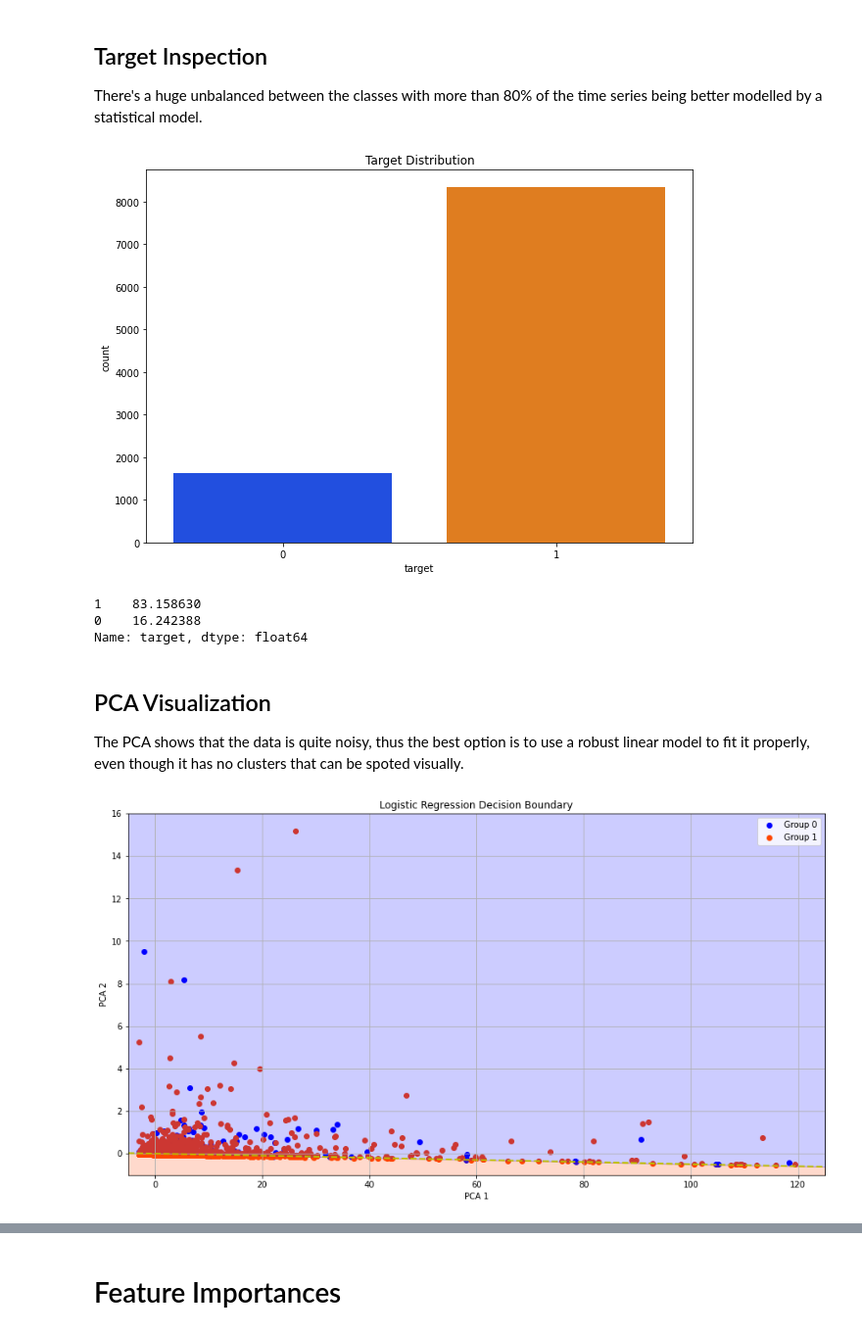
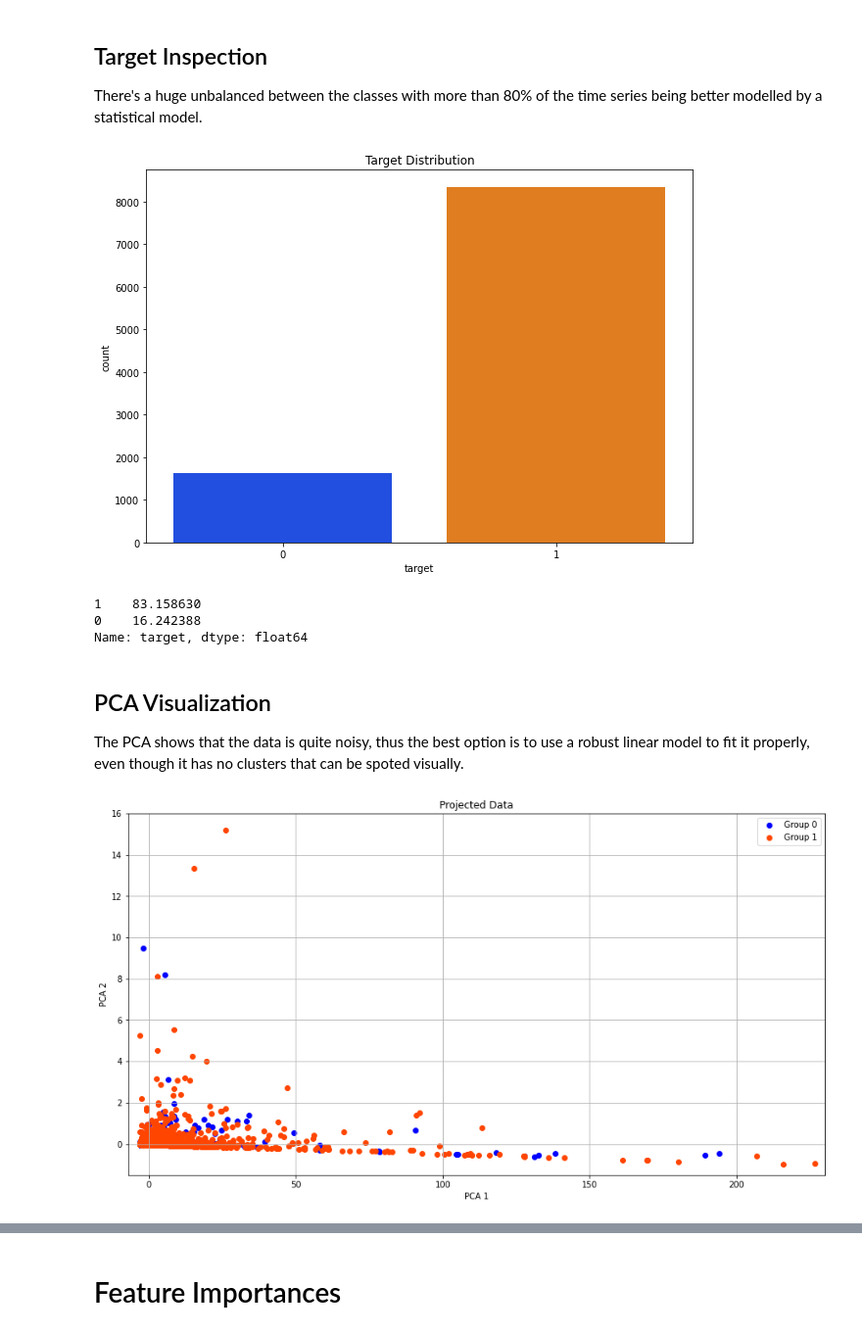
Before and after one commit to GDalforno/M4-Meta-Analysis, a Jupyter notebook: Meta Learning/Monthly.ipynb, the cells around one changed output, grey strips where cells are left out. Shown: that part at 98% size. Saved outputs shown, nothing was run; the diff lists cells and outputs as text; code cells hidden in the pictures.

```diff
--- a/Meta Learning/Monthly.ipynb
+++ b/Meta Learning/Monthly.ipynb
@@ -145,14 +134,13 @@ plt.figure(figsize=(10, 7))
 plt.title("Target Distribution")
 sns.countplot(df.target, palette="bright")
 plt.show()
+
+100*df.target.value_counts()/len(target)
 # %% [output]
 [figure]
+1    83.158630
+0    16.242388
+Name: target, dtype: float64
-# %%
-100*df.target.value_counts()/len(target)
-# %% [output]
-1    83.158630
-0    16.242388
-Name: target, dtype: float64
 # %% [markdown]
 ## PCA Visualization
 The PCA shows that the data is quite noisy, thus the best option is to use a robust linear model to fit it properly, even though it has no clusters that can be spoted visually.
@@ -162,34 +150,25 @@ y = df.target.values
 # %%
 pca = PCA(n_components=2)
 X_pca = pca.fit_transform((X-X.mean())/X.std())
 
-lr = LogisticRegression(penalty="l2", C=1.0, class_weight="balanced", solver="liblinear")
-lr.fit(X_pca, y)
+n_clusters = y[y==0].shape[0]
+k_means = KMeans(n_clusters=n_clusters)
+k_means.fit(X_pca[y==1])
 
-b = lr.intercept_[0]
-w1, w2 = lr.coef_.T
-c = -b/w2
-m = -w1/w2
+X_plot = np.vstack([X_pca[y==0], k_means.cluster_centers_])
 
-
-xmin, xmax = -5, 125
-ymin, ymax = -1.0, 16
-
-xd = np.array([xmin, xmax])
-yd = m*xd + c
+xmin, xmax = -7, 230
+ymin, ymax = -1.5, 16
 
 plt.figure(figsize=(15, 8))
-plt.title("Logistic Regression Decision Boundary")
-plt.scatter(X_pca[y==0, 0], X_pca[y==0, 1], color="blue", label="Group 0")
-plt.scatter(X_pca[y==1, 0], X_pca[y==1, 1], color="orangered", label="Group 1")
-plt.plot(xd, yd, 'y', lw=2, ls='--')
-plt.fill_between(xd, yd, ymin, color='orangered', alpha=0.2)
-plt.fill_between(xd, yd, ymax, color='blue', alpha=0.2)
+plt.title("Projected Data")
+plt.scatter(X_plot[:n_clusters, 0], X_plot[:n_clusters, 1], color="blue", label="Group 0")
+plt.scatter(X_plot[n_clusters:, 0], X_plot[n_clusters:, 1], color="orangered", label="Group 1")
 plt.legend()
 plt.xlabel("PCA 1")
 plt.ylabel("PCA 2")
 plt.xlim((xmin, xmax))
 plt.ylim((ymin, ymax))
 plt.grid()
 # %% [output]
-[figure, old version]
+[figure, new version]
```
Also changed, not shown: parts of 28 cells of this notebook, 2 other files.
